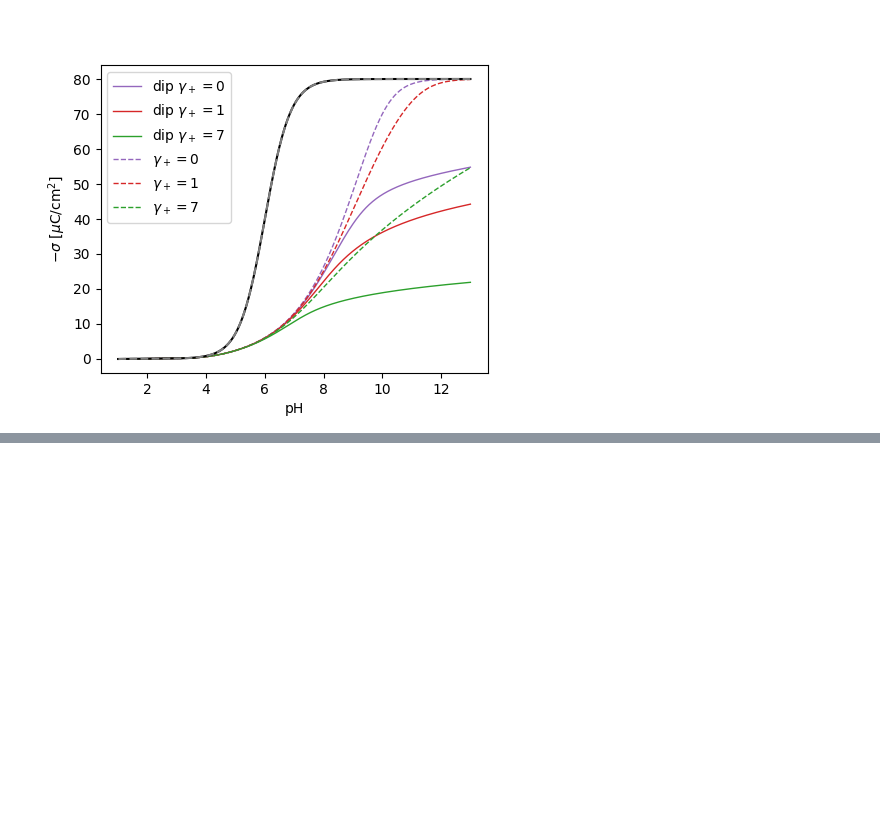
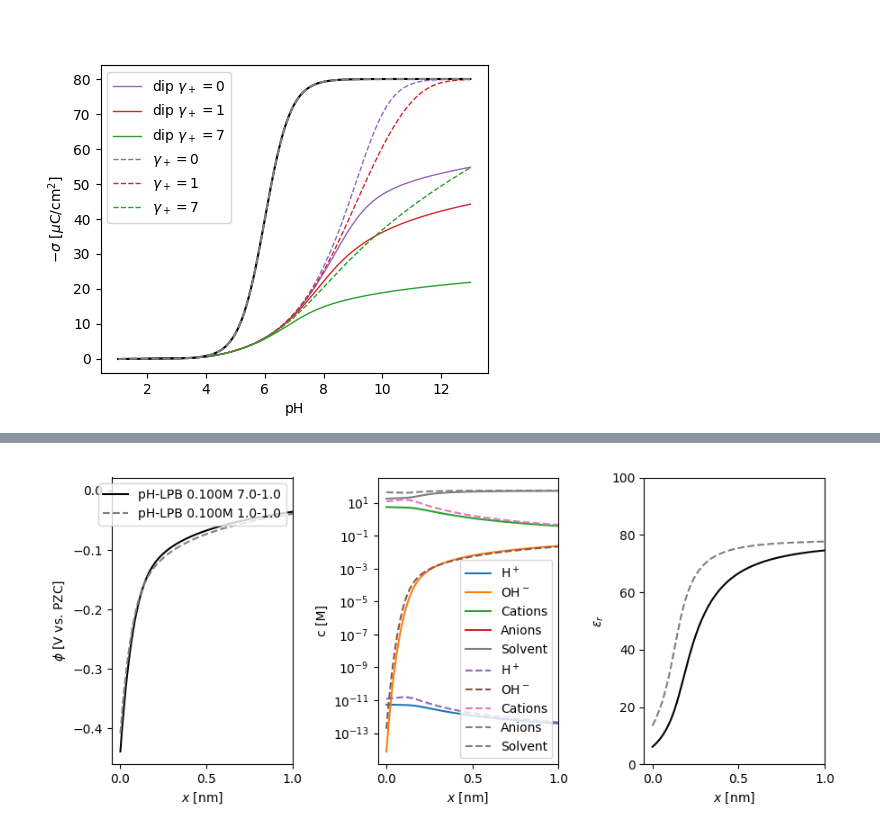
Before and after one commit to lucasdekam/frumkin, a Jupyter notebook: insulator.ipynb, the cells around one changed output, grey strips where cells are left out. Saved outputs shown, nothing was run; the diff lists cells and outputs as text; code cells hidden in the pictures; blank space fills up the shorter version.

```diff
--- a/insulator.ipynb
+++ b/insulator.ipynb
@@ -110,0 +130,4 @@ plt.tight_layout()
+# %%
+fig, ax = plotting.plot_sol_comparison(sweep_sol3.profiles[-1], sweep_sol2.profiles[-1], xmin=xmin, xmax=xmax, logscale=True)
+# %% [output]
+[figure, added]
```
Also changed, not shown: parts of 5 cells of this notebook, 4 other files.
